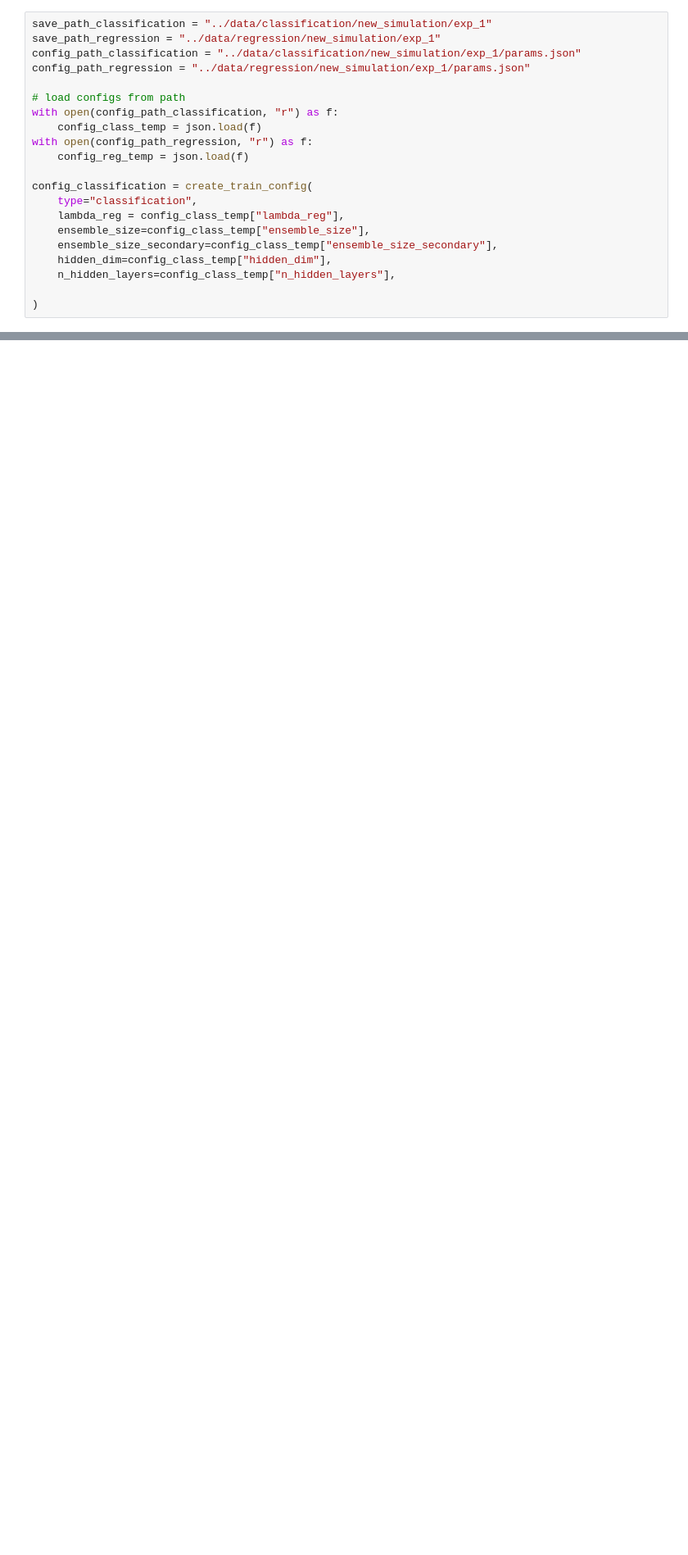
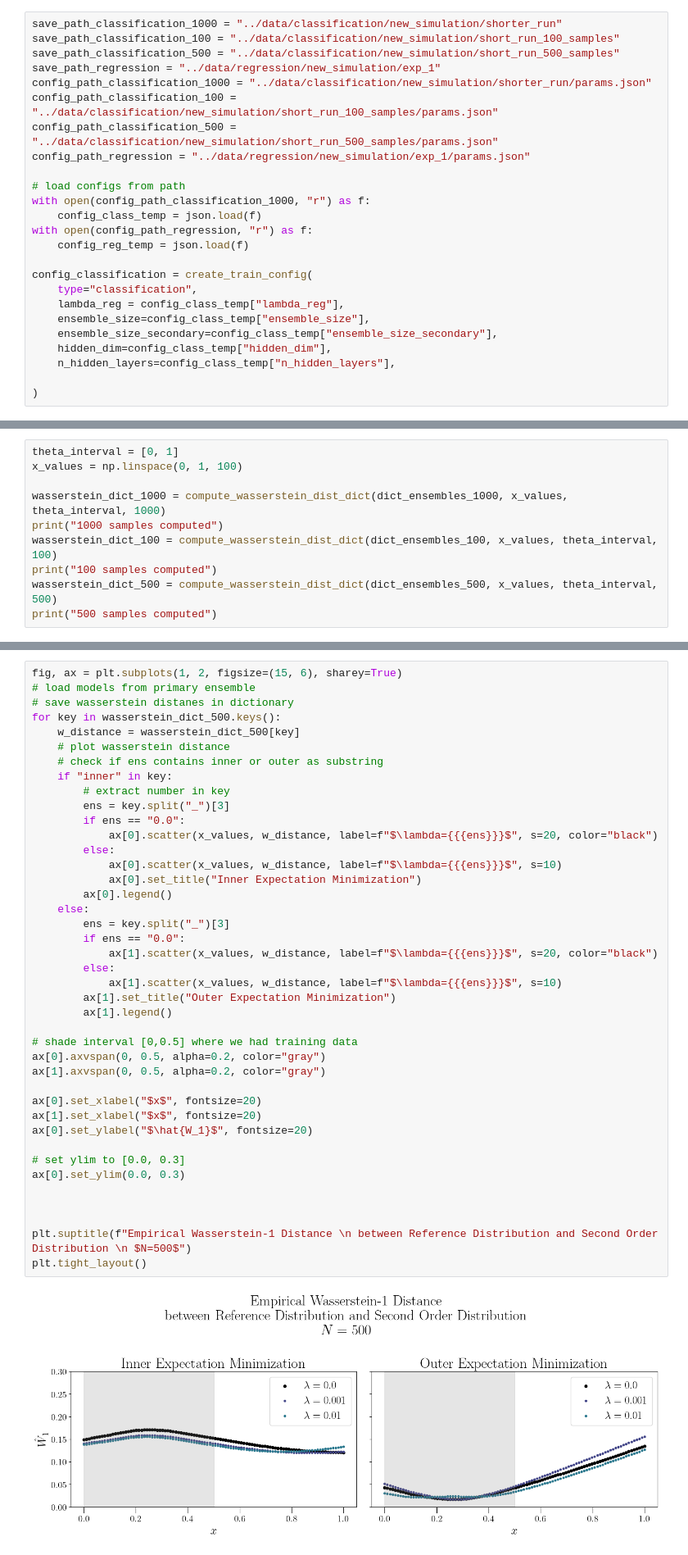
Before and after one commit to mkjuergens/EpistemicUncertaintyAnalysis, a Jupyter notebook: notebooks/plot_distance_analysis.ipynb, the cells around one changed output, grey strips where cells are left out. Shown at 82% size. Cells and saved outputs as stored; diff of their text form; blank space fills up the shorter version.

Commit message:
update distance analysis

```diff
--- a/notebooks/plot_distance_analysis.ipynb
+++ b/notebooks/plot_distance_analysis.ipynb
@@ -18,13 +19,17 @@ from epuc.configs import create_train_config
 # %% [markdown]
 ### Load individual models from Ensemble, as well as Second Order Predictor model:
 # %%
-save_path_classification = "../data/classification/new_simulation/exp_1"
+save_path_classification_1000 = "../data/classification/new_simulation/shorter_run"
+save_path_classification_100 = "../data/classification/new_simulation/short_run_100_samples"
+save_path_classification_500 = "../data/classification/new_simulation/short_run_500_samples"
 save_path_regression = "../data/regression/new_simulation/exp_1"
-config_path_classification = "../data/classification/new_simulation/exp_1/params.json"
+config_path_classification_1000 = "../data/classification/new_simulation/shorter_run/params.json"
+config_path_classification_100 = "../data/classification/new_simulation/short_run_100_samples/params.json"
+config_path_classification_500 = "../data/classification/new_simulation/short_run_500_samples/params.json"
 config_path_regression = "../data/regression/new_simulation/exp_1/params.json"
 
 # load configs from path
-with open(config_path_classification, "r") as f:
+with open(config_path_classification_1000, "r") as f:
     config_class_temp = json.load(f)
 with open(config_path_regression, "r") as f:
     config_reg_temp = json.load(f)
@@ -101,0 +107,10 @@ plt.legend()
+# %%
+theta_interval = [0, 1]
+x_values = np.linspace(0, 1, 100)
+
+wasserstein_dict_1000 = compute_wasserstein_dist_dict(dict_ensembles_1000, x_values, theta_interval, 1000)
+print("1000 samples computed")
+wasserstein_dict_100 = compute_wasserstein_dist_dict(dict_ensembles_100, x_values, theta_interval, 100)
+print("100 samples computed")
+wasserstein_dict_500 = compute_wasserstein_dist_dict(dict_ensembles_500, x_values, theta_interval, 500)
+print("500 samples computed")
@@ -101,0 +139,43 @@ plt.legend()
+# %%
+fig, ax = plt.subplots(1, 2, figsize=(15, 6), sharey=True)
+# load models from primary ensemble
+# save wasserstein distanes in dictionary
+for key in wasserstein_dict_500.keys():
+    w_distance = wasserstein_dict_500[key]
+    # plot wasserstein distance
+    # check if ens contains inner or outer as substring
+    if "inner" in key:
+        # extract number in key
+        ens = key.split("_")[3]
+        if ens == "0.0":
+            ax[0].scatter(x_values, w_distance, label=f"$\lambda={{{ens}}}$", s=20, color="black")
+        else:
+            ax[0].scatter(x_values, w_distance, label=f"$\lambda={{{ens}}}$", s=10)
+            ax[0].set_title("Inner Expectation Minimization")
+        ax[0].legend()
+    else:
+        ens = key.split("_")[3]
+        if ens == "0.0":
+            ax[1].scatter(x_values, w_distance, label=f"$\lambda={{{ens}}}$", s=20, color="black")
+        else:
+            ax[1].scatter(x_values, w_distance, label=f"$\lambda={{{ens}}}$", s=10)
+        ax[1].set_title("Outer Expectation Minimization")
+        ax[1].legend()
+
+# shade interval [0,0.5] where we had training data
+ax[0].axvspan(0, 0.5, alpha=0.2, color="gray")
+ax[1].axvspan(0, 0.5, alpha=0.2, color="gray")
+
+ax[0].set_xlabel("$x$", fontsize=20)
+ax[1].set_xlabel("$x$", fontsize=20)
+ax[0].set_ylabel("$\hat{W_1}$", fontsize=20)
+
+# set ylim to [0.0, 0.3]
+ax[0].set_ylim(0.0, 0.3)
+
+
+
+plt.suptitle(f"Empirical Wasserstein-1 Distance \n between Reference Distribution and Second Order Distribution \n $N=500$")
+plt.tight_layout()
+# %% [output]
+[figure, added]
```
Also changed, not shown: parts of 14 cells of this notebook, 1 other file.
